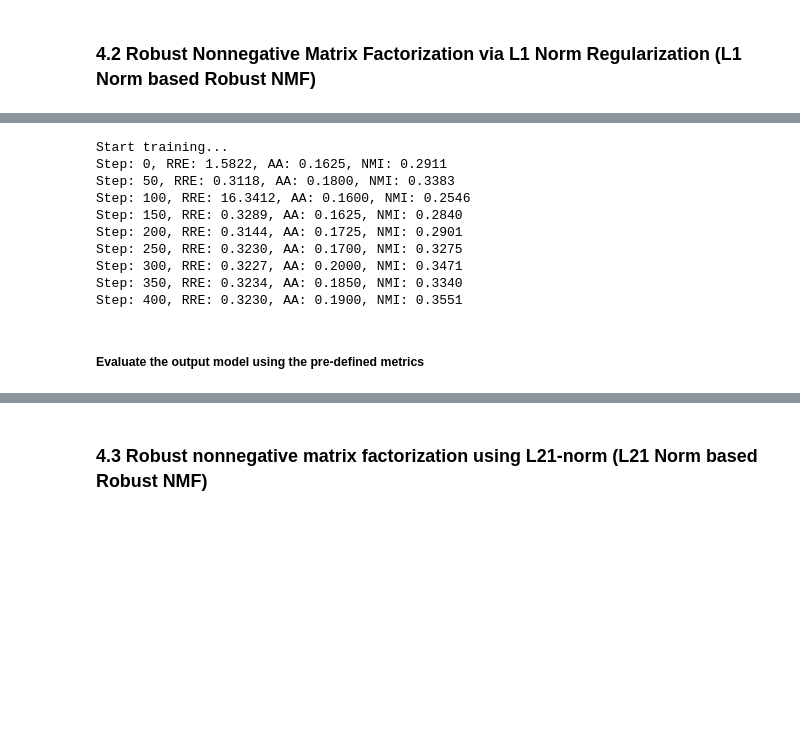
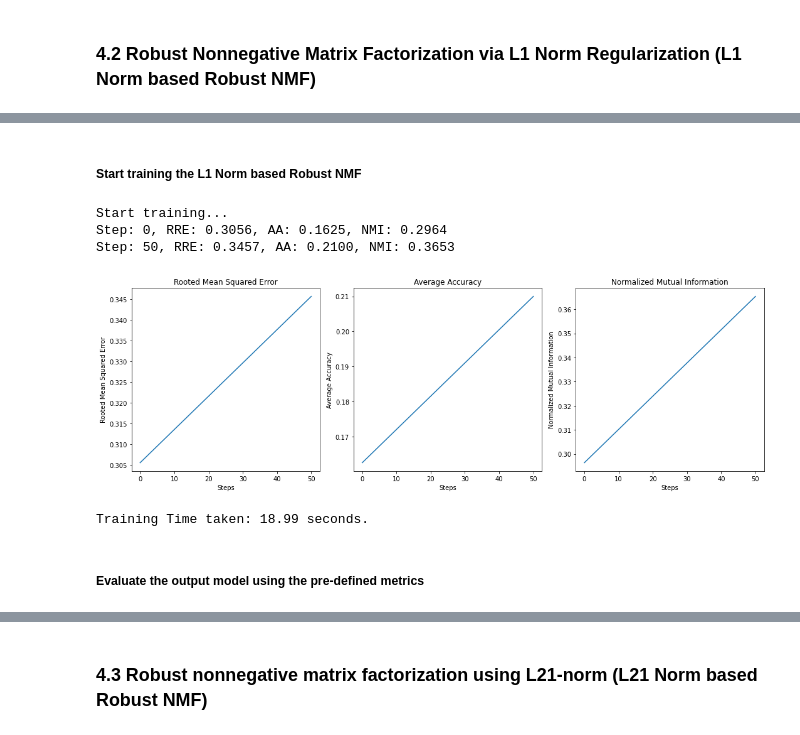
Before and after one commit to zyinghua/nmf-robustness-analysis, a Jupyter notebook: code.ipynb, the cells around one changed output, grey strips where cells are left out. Saved outputs shown, nothing was run; the diff lists cells and outputs as text; code cells hidden in the pictures; blank space fills up the shorter version.

```diff
--- a/code.ipynb
+++ b/code.ipynb
@@ -516,9 +574,14 @@ class L1NormRobustNMF:
 
         self.m, self.n = X.shape
 
-        self.W = np.abs(np.random.normal(loc=0, scale=1, size=(self.m, self.k)))
-        self.H = np.abs(np.random.normal(loc=0, scale=1, size=(self.k, self.n)))
-        self.E = np.abs(np.random.normal(loc=0, scale=1, size=(self.m, self.n)))
+        avg = np.sqrt(X.mean() / self.k)
+        self.H = avg * self.np_rand.standard_normal(size=(self.k, self.n)).astype(X.dtype, copy=False)
+        self.W = avg * self.np_rand.standard_normal(size=(self.m, self.k)).astype(X.dtype, copy=False)
+        self.E = avg * self.np_rand.standard_normal(size=(self.m, self.n)).astype(X.dtype, copy=False)
+
+        np.abs(self.H, out=self.H)
+        np.abs(self.W, out=self.W)
+        np.abs(self.E, out=self.E)
 
         return self.W, self.H, self.E
 
@@ -530,7 +593,7 @@ class L1NormRobustNMF:
         """
         return self.W @ self.H
 
-    def fit_transform(self, X_clean, X, Y, steps=1000, e=1e-7, d=1e-6, verbose=False, plot=False, plot_interval=50):
+    def fit_transform(self, X_clean, X, Y, steps=500, e=1e-7, d=1e-6, verbose=False, plot=False, plot_interval=50):
         """
         Perform the model learning via the specific MURs stated in the paper.
 
@@ -561,7 +624,7 @@ class L1NormRobustNMF:
 
         for s in range(steps):
             X_hat = self.X - self.E
-            Wu = self.W * ((X_hat @ self.H.T) / (self.W @ self.H @ self.H.T + e))
+            Wu = self.W * ((X_hat.dot(self.H.T)) / (self.W.dot(self.H.dot(self.H.T)) + e))
 
             Ep = (np.abs(self.E) + self.E) / 2
             En = (np.abs(self.E) - self.E) / 2
@@ -575,9 +638,8 @@ class L1NormRobustNMF:
             e_m = np.full((1, self.m), np.sqrt(self.lambda_) * np.exp(1))
             U_tilde = np.vstack((np.hstack((Wu, I, -I)), np.hstack((np.zeros((1, self.k)), e_m, e_m))))
 
-            V_tilde = np.maximum(0, V_tilde - ((V_tilde * (U_tilde.T @ U_tilde @ V_tilde)) / (
-                        np.abs(U_tilde.T @ U_tilde @ V_tilde) + e))
-                                 + ((V_tilde * (U_tilde.T @ X_tilde)) / (np.abs(U_tilde.T @ U_tilde @ V_tilde) + e)))
+            V_tilde = np.maximum(0, V_tilde - ((V_tilde * (U_tilde.T.dot(U_tilde.dot(V_tilde)))) / (np.abs(U_tilde.T.dot(U_tilde.dot(V_tilde))) + e))
+                                 + ((V_tilde * (U_tilde.T.dot(X_tilde))) / (np.abs(U_tilde.T.dot(U_tilde.dot(V_tilde))) + e)))
 
             Hu = V_tilde[:self.k, :]
             Epu = V_tilde[self.k:self.k + self.m, :]
@@ -619,22 +679,19 @@ class L1NormRobustNMF:
+# %% [markdown]
+##### Start training the L1 Norm based Robust NMF
 # %%
 model2_n_components = global_n_components
 
 model2 = L1NormRobustNMF(model2_n_components)
 
-_, _, _ = model2.fit_transform(X_hat, X_noise, Y_hat, steps=global_max_step, verbose=True, plot=True)
+_, _, _ = model2.fit_transform(X_hat, X_noise, Y_hat, steps=100, verbose=True, plot=True)
 # %% [output]
 Start training...
-Step: 0, RRE: 1.5822, AA: 0.1625, NMI: 0.2911
-Step: 50, RRE: 0.3118, AA: 0.1800, NMI: 0.3383
-Step: 100, RRE: 16.3412, AA: 0.1600, NMI: 0.2546
-Step: 150, RRE: 0.3289, AA: 0.1625, NMI: 0.2840
-Step: 200, RRE: 0.3144, AA: 0.1725, NMI: 0.2901
-Step: 250, RRE: 0.3230, AA: 0.1700, NMI: 0.3275
-Step: 300, RRE: 0.3227, AA: 0.2000, NMI: 0.3471
-Step: 350, RRE: 0.3234, AA: 0.1850, NMI: 0.3340
-Step: 400, RRE: 0.3230, AA: 0.1900, NMI: 0.3551
+Step: 0, RRE: 0.3056, AA: 0.1625, NMI: 0.2964
+Step: 50, RRE: 0.3457, AA: 0.2100, NMI: 0.3653
+[figure, added]
+Training Time taken: 18.99 seconds.
-# %% [markdown]
-##### Evaluate the output model using the pre-defined metrics
+# %% [markdown]
+##### Evaluate the output model using the pre-defined metrics
 # %%
 rre, aa, nmi = evaluate(X_hat, model2.W, model2.H, Y_hat)
 print(f"RRE: {rre}, Average Accuracy: {aa}, NMI: {nmi}")
```
Also changed, not shown: parts of 69 cells of this notebook, 3 other files.
